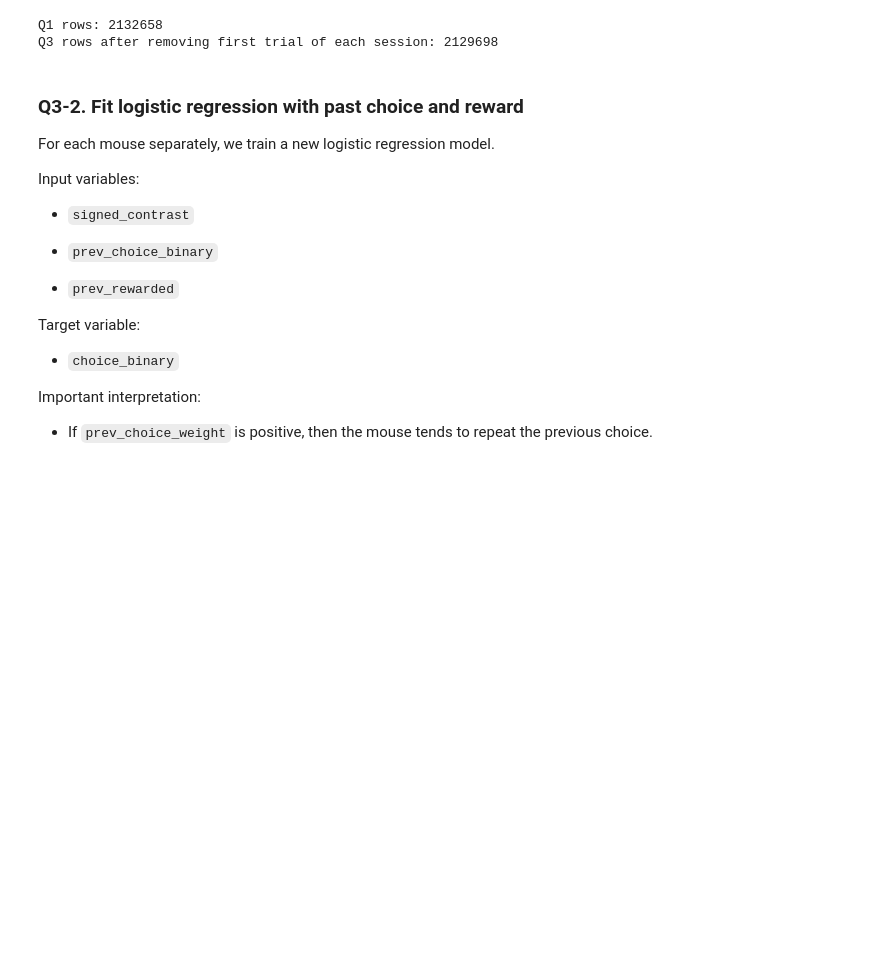
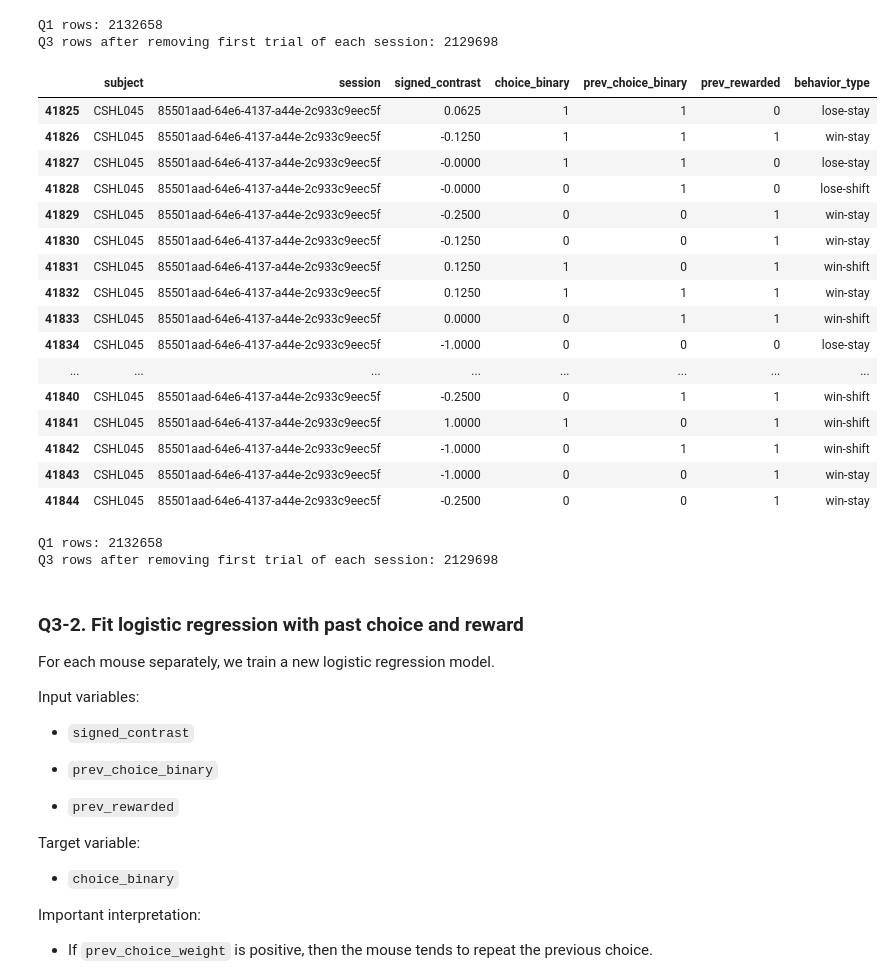
Before and after one commit to muntoka0/ibl-project, a Jupyter notebook: IBL_behavior_dataQ4.ipynb, the cells around one changed output. Drawn from its saved outputs; the diff is of its cells as text; code cells hidden in the pictures; blank space fills up the shorter version.

```diff
--- a/IBL_behavior_dataQ4.ipynb
+++ b/IBL_behavior_dataQ4.ipynb
@@ -1541,6 +1574,76 @@ print('Q3 rows after removing first trial of each session:', len(df_q3_model))
 | 41829 | CSHL045 | 85501aad-64e6-4137-a44e-2c933c9eec5f | -0.2500 | 0 | 0 | 1 |
 Q1 rows: 2132658
 Q3 rows after removing first trial of each session: 2129698
+# %%
+# Add behavior type: win-stay / win-shift / lose-stay / lose-shift
+
+df_q3_model['behavior_type'] = 'unknown'
+
+# rewarded previous trial + same choice now
+df_q3_model.loc[
+    (df_q3_model['prev_rewarded'] == 1) &
+    (df_q3_model['choice_binary'] == df_q3_model['prev_choice_binary']),
+    'behavior_type'
+] = 'win-stay'
+
+# rewarded previous trial + switched choice now
+df_q3_model.loc[
+    (df_q3_model['prev_rewarded'] == 1) &
+    (df_q3_model['choice_binary'] != df_q3_model['prev_choice_binary']),
+    'behavior_type'
+] = 'win-shift'
+
+# unrewarded previous trial + same choice now
+df_q3_model.loc[
+    (df_q3_model['prev_rewarded'] == 0) &
+    (df_q3_model['choice_binary'] == df_q3_model['prev_choice_binary']),
+    'behavior_type'
+] = 'lose-stay'
+
+# unrewarded previous trial + switched choice now
+df_q3_model.loc[
+    (df_q3_model['prev_rewarded'] == 0) &
+    (df_q3_model['choice_binary'] != df_q3_model['prev_choice_binary']),
+    'behavior_type'
+] = 'lose-shift'
+
+display(
+    df_q3_model[
+        [
+            'subject',
+            'session',
+            'signed_contrast',
+            'choice_binary',
+            'prev_choice_binary',
+            'prev_rewarded',
+            'behavior_type'
+        ]
+    ].head(20)
+)
+
+
+print('Q1 rows:', len(df_q1))
+print('Q3 rows after removing first trial of each session:', len(df_q3_model))
+# %% [output]
+|  | subject | session | signed_contrast | choice_binary | prev_choice_binary | prev_rewarded | behavior_type |
+| 41825 | CSHL045 | 85501aad-64e6-4137-a44e-2c933c9eec5f | 0.0625 | 1 | 1 | 0 | lose-stay |
+| 41826 | CSHL045 | 85501aad-64e6-4137-a44e-2c933c9eec5f | -0.1250 | 1 | 1 | 1 | win-stay |
+| 41827 | CSHL045 | 85501aad-64e6-4137-a44e-2c933c9eec5f | -0.0000 | 1 | 1 | 0 | lose-stay |
+| 41828 | CSHL045 | 85501aad-64e6-4137-a44e-2c933c9eec5f | -0.0000 | 0 | 1 | 0 | lose-shift |
+| 41829 | CSHL045 | 85501aad-64e6-4137-a44e-2c933c9eec5f | -0.2500 | 0 | 0 | 1 | win-stay |
+| 41830 | CSHL045 | 85501aad-64e6-4137-a44e-2c933c9eec5f | -0.1250 | 0 | 0 | 1 | win-stay |
+| 41831 | CSHL045 | 85501aad-64e6-4137-a44e-2c933c9eec5f | 0.1250 | 1 | 0 | 1 | win-shift |
+| 41832 | CSHL045 | 85501aad-64e6-4137-a44e-2c933c9eec5f | 0.1250 | 1 | 1 | 1 | win-stay |
+| 41833 | CSHL045 | 85501aad-64e6-4137-a44e-2c933c9eec5f | 0.0000 | 0 | 1 | 1 | win-shift |
+| 41834 | CSHL045 | 85501aad-64e6-4137-a44e-2c933c9eec5f | -1.0000 | 0 | 0 | 0 | lose-stay |
+| ... | ... | ... | ... | ... | ... | ... | ... |
+| 41840 | CSHL045 | 85501aad-64e6-4137-a44e-2c933c9eec5f | -0.2500 | 0 | 1 | 1 | win-shift |
+| 41841 | CSHL045 | 85501aad-64e6-4137-a44e-2c933c9eec5f | 1.0000 | 1 | 0 | 1 | win-shift |
+| 41842 | CSHL045 | 85501aad-64e6-4137-a44e-2c933c9eec5f | -1.0000 | 0 | 1 | 1 | win-shift |
+| 41843 | CSHL045 | 85501aad-64e6-4137-a44e-2c933c9eec5f | -1.0000 | 0 | 0 | 1 | win-stay |
+| 41844 | CSHL045 | 85501aad-64e6-4137-a44e-2c933c9eec5f | -0.2500 | 0 | 0 | 1 | win-stay |
+Q1 rows: 2132658
+Q3 rows after removing first trial of each session: 2129698
 # %% [markdown]
 ### Q3-2. Fit logistic regression with past choice and reward
 
```
Also changed, not shown: parts of 45 cells of this notebook, 1 other file.
